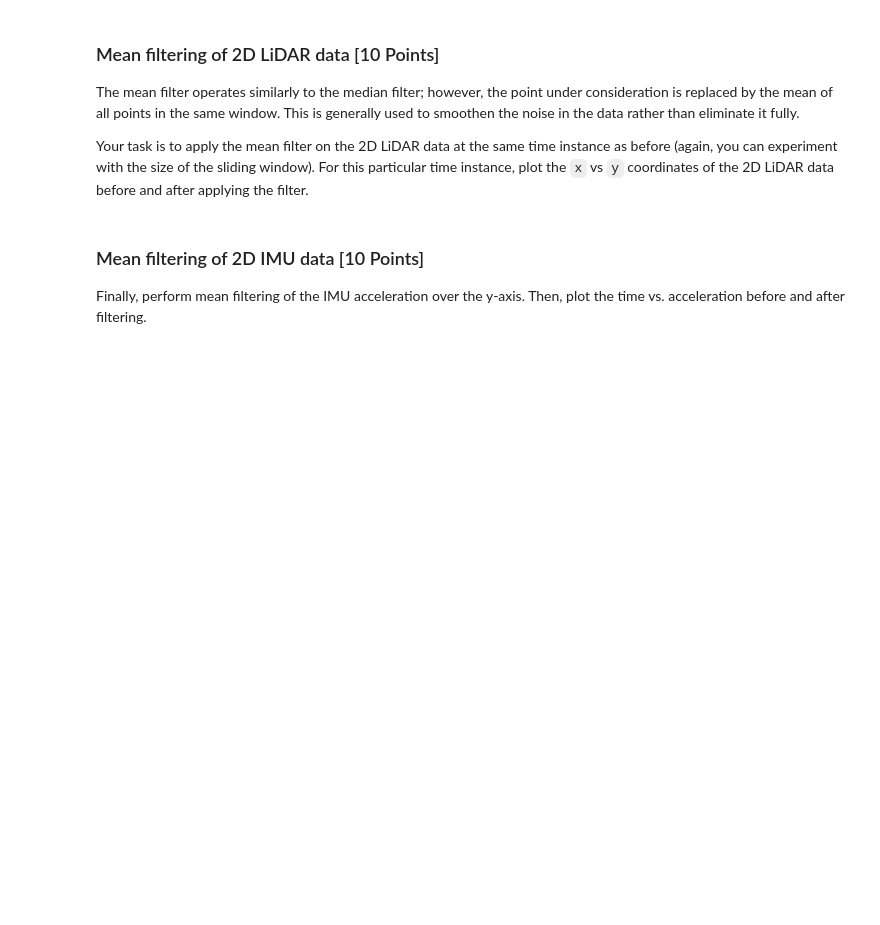
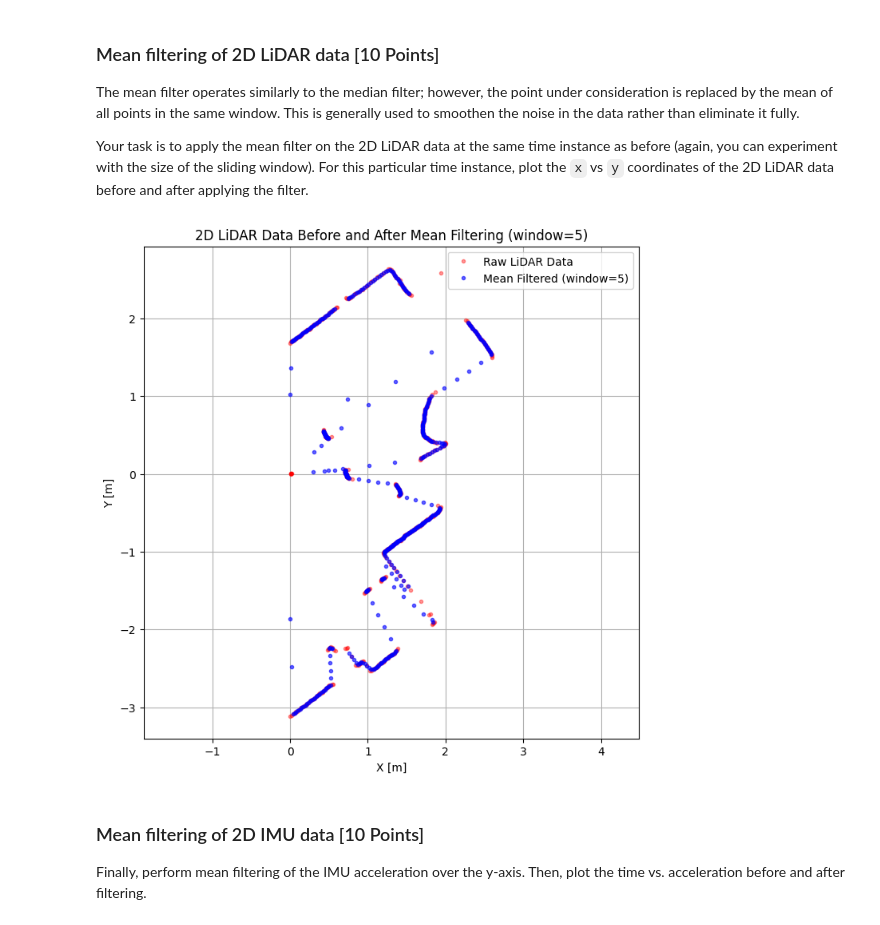
Before and after one commit to ibrahim-1811/amr_assignments_WS25, a Jupyter notebook: Assignment_2/AMR_WS25_Assignment02.ipynb, the cells around one changed output. Drawn from its saved outputs; the diff is of its cells as text; code cells hidden in the pictures; blank space fills up the shorter version.

```diff
--- a/Assignment_2/AMR_WS25_Assignment02.ipynb
+++ b/Assignment_2/AMR_WS25_Assignment02.ipynb
@@ -154,7 +273,41 @@ The mean filter operates similarly to the median filter; however, the point unde
 Your task is to apply the mean filter on the 2D LiDAR data at the same time instance as before (again, you can experiment with the size of the sliding window). For this particular time instance, plot the `x` vs `y` coordinates of the 2D LiDAR data before and after applying the filter.
 # %%
 # YOUR CODE HERE
-raise NotImplementedError()
+# --- Use the same LiDAR scan as before ---
+scan_idx = 10
+ranges = lidar_ranges[scan_idx]
+angles = lidar_angles[scan_idx]
+
+# --- Define window size for mean filter ---
+window_size = 5
+
+# --- Apply mean (moving average) filter ---
+# Create a simple moving average kernel and apply convolution
+kernel = np.ones(window_size) / window_size
+ranges_filtered = np.convolve(ranges, kernel, mode='same')
+
+# --- Convert polar to Cartesian coordinates ---
+x_raw = ranges * np.cos(angles)
+y_raw = ranges * np.sin(angles)
+
+x_filt = ranges_filtered * np.cos(angles)
+y_filt = ranges_filtered * np.sin(angles)
+
+# --- Plot before and after filtering ---
+plt.figure(figsize=(8, 8))
+plt.plot(x_raw, y_raw, '.', color='red', alpha=0.4, label='Raw LiDAR Data')
+plt.plot(x_filt, y_filt, '.', color='blue', alpha=0.6, label=f'Mean Filtered (window={window_size})')
+
+plt.title(f"2D LiDAR Data Before and After Mean Filtering (window={window_size})")
+plt.xlabel("X [m]")
+plt.ylabel("Y [m]")
+plt.legend()
+plt.axis("equal")
+plt.grid(True)
+plt.show()
+# raise NotImplementedError()
+# %% [output]
+[figure, added]
 # %% [markdown]
 
 ### Mean filtering of 2D IMU data [10 Points]
```
Also changed, not shown: parts of 6 cells of this notebook.
